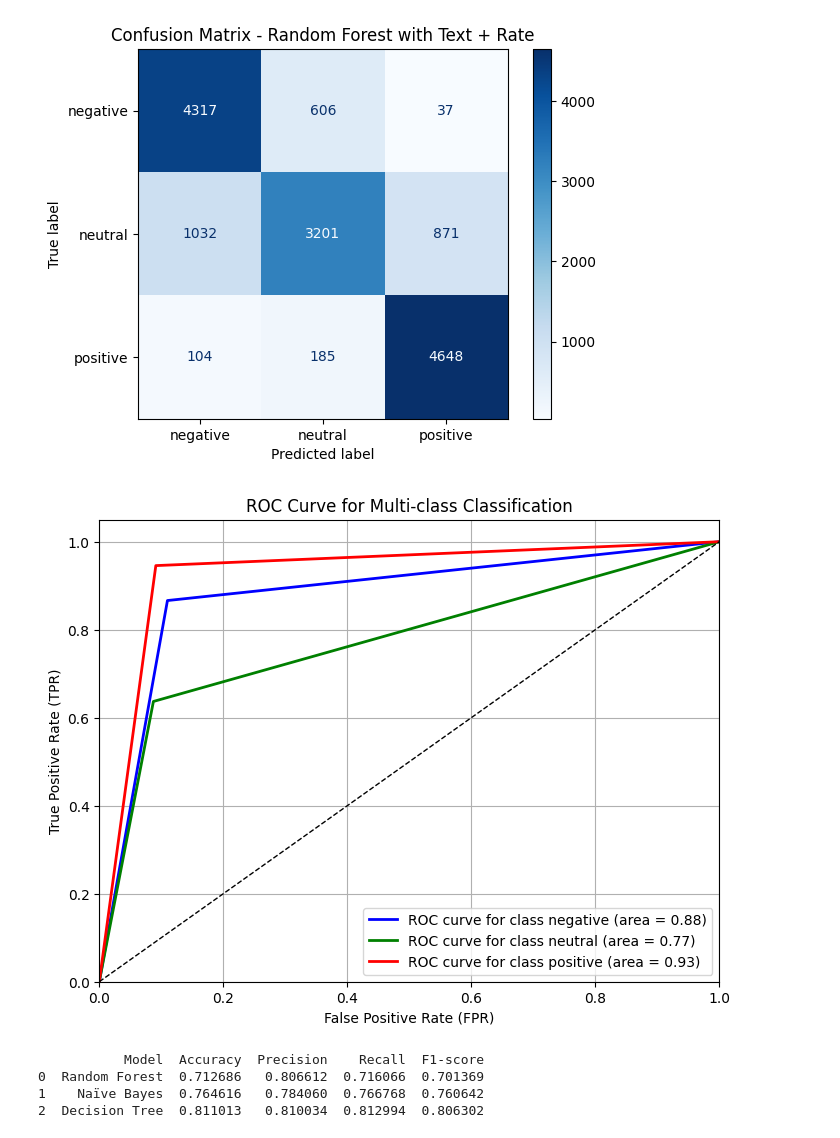
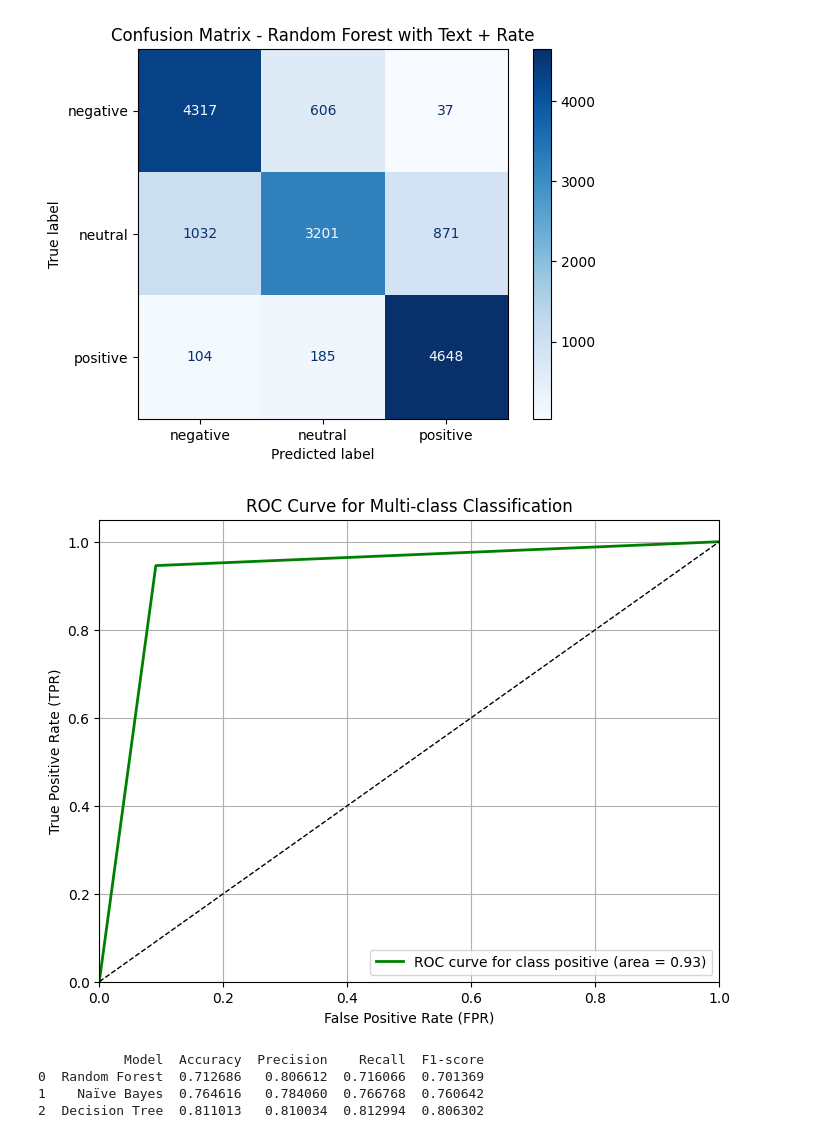
Before and after one commit to MaissWanous/solar, a Jupyter notebook: ai code/AI.ipynb, the cells around one changed output. Saved outputs shown, nothing was run; the diff lists cells and outputs as text; code cells hidden in the pictures.

```diff
--- a/ai code/AI.ipynb
+++ b/ai code/AI.ipynb
@@ -87,30 +87,30 @@ plt.show()
 # %%
 
 fpr = dict()
 tpr = dict()
 roc_auc = dict()
 
-for i in range(n_classes):
-    fpr[i], tpr[i], _ = roc_curve(y_test[:, i], y_pred[:, i])
-    roc_auc[i] = auc(fpr[i], tpr[i])
+# for i in range(n_classes):
+fpr[2], tpr[2], _ = roc_curve(y_test[:, 2], y_pred[:, 2])
+roc_auc[2] = auc(fpr[2], tpr[2])
 
 plt.figure(figsize=(8, 6))
-colors = ['blue', 'green', 'red']
-for i, color in zip(range(n_classes), colors):
-    plt.plot(fpr[i], tpr[i], color=color, lw=2,
-             label=f"ROC curve for class {classes[i]} (area = {roc_auc[i]:.2f})")
+colors = ['green']
+# for i, color in zip(range(n_classes), colors):
+plt.plot(fpr[2], tpr[2], color='green', lw=2,
+         label=f"ROC curve for class {classes[2]} (area = {roc_auc[2]:.2f})")
 
 plt.plot([0, 1], [0, 1], 'k--', lw=1)
 plt.xlim([0.0, 1.0])
 plt.ylim([0.0, 1.05])
 plt.xlabel("False Positive Rate (FPR)")
 plt.ylabel("True Positive Rate (TPR)")
 plt.title("ROC Curve for Multi-class Classification")
 plt.legend(loc="lower right")
 plt.grid()
 plt.show()
 # %% [output]
-[figure, old version]
+[figure, new version]
 # %%
 preprocessor = ColumnTransformer([
     ('tfidf', TfidfVectorizer(stop_words='english', max_features=2000, ngram_range=(1,2)), 'Summary'),
```
Also changed, not shown: parts of 1 cell of this notebook, 3 other files.
